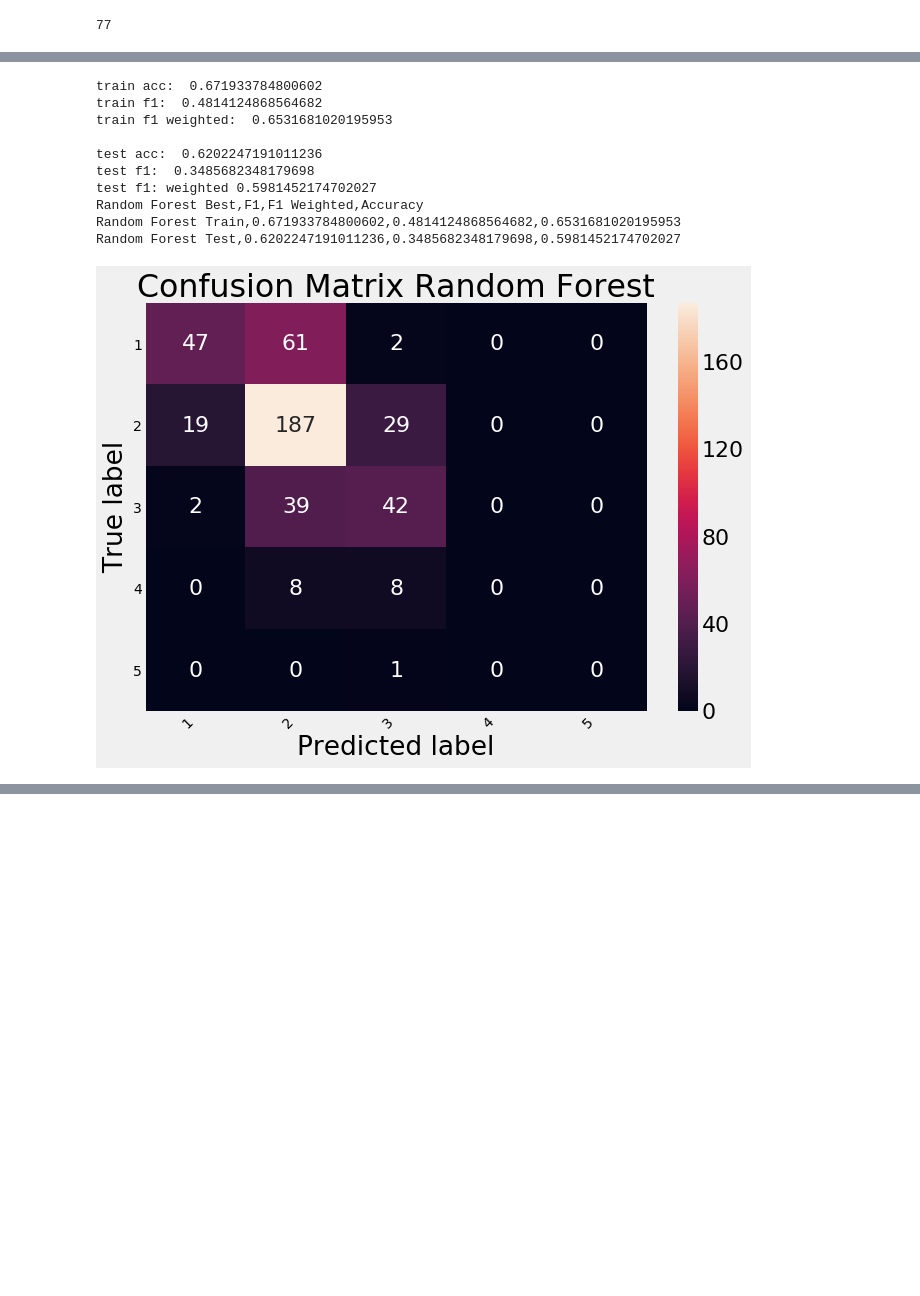
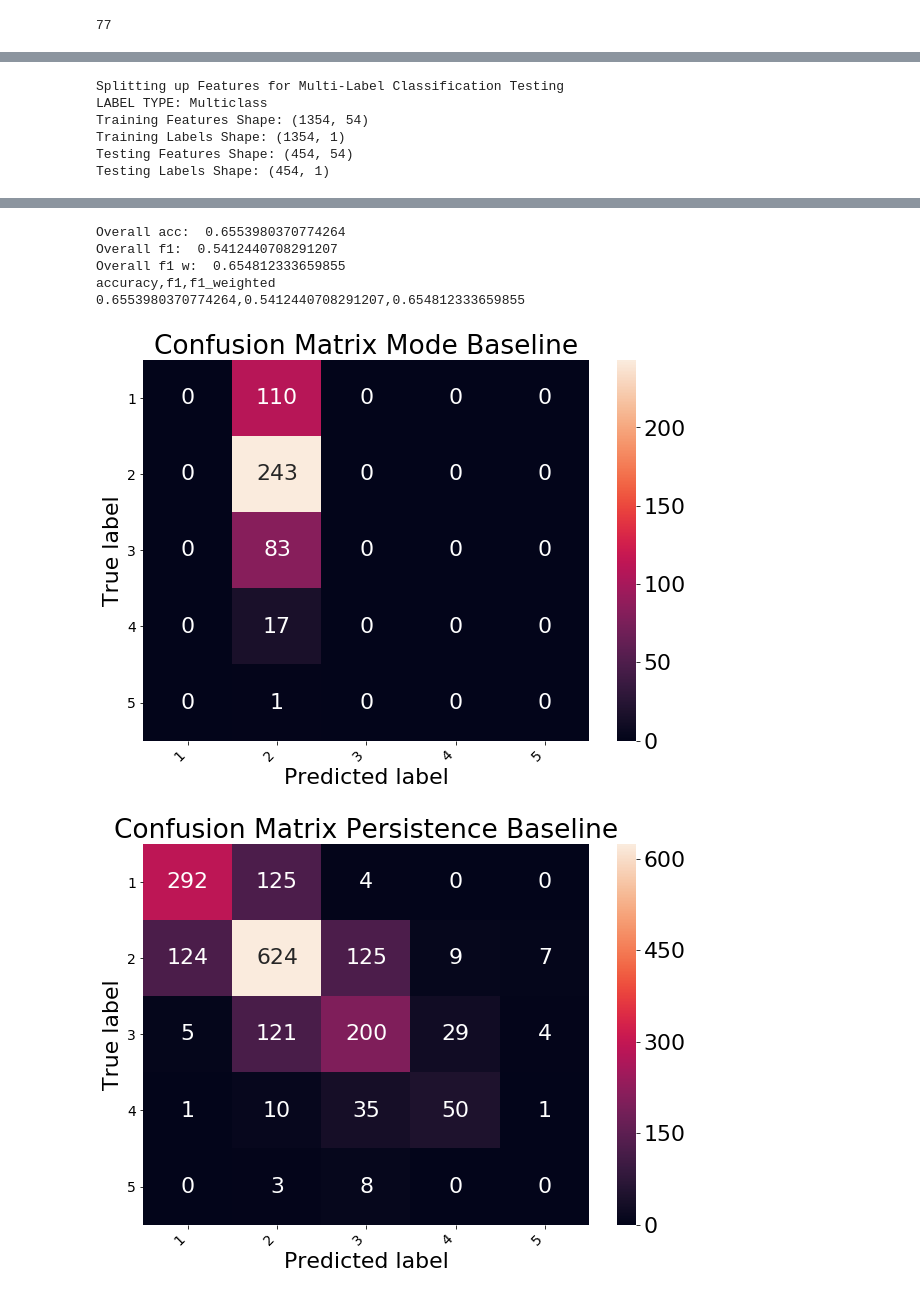
Before and after one commit to amberthomas/famine-intensity-prediction, a Jupyter notebook: modis_data/Model_Walk_Through.ipynb, the cells around one changed output, grey strips where cells are left out. Drawn from its saved outputs; the diff is of its cells as text; code cells hidden in the pictures; blank space fills up the shorter version.

```diff
--- a/modis_data/Model_Walk_Through.ipynb
+++ b/modis_data/Model_Walk_Through.ipynb
@@ -1128,23 +292,0 @@ Best n_estimators for Train: 1200
-# %%
-# Get numerical feature importances
-importances = list(rf.feature_importances_)
-# List of tuples with variable and importance
-feature_importances = [(feature, round(importance, 2)) for feature, importance in zip(feature_list, importances)]
-# Sort the feature importances by most important first
-feature_importances = sorted(feature_importances, key = lambda x: x[1], reverse = True)
-# Print out the feature and importances
-[print('Variable: {:20} Importance: {}'.format(*pair)) for pair in feature_importances];
-
-
-# Set the style
-plt.style.use('fivethirtyeight')
-# list of x locations for plotting
-plt.figure(figsize=(20,10))
-plt.rcParams.update({'font.size': 22})
-x_values = list(range(len(importances)))
-# Make a bar chart
-plt.bar(x_values, importances, orientation = 'vertical')
-# Tick labels for x axis
-plt.xticks(x_values, feature_list, rotation='vertical')
-# Axis labels and title
-plt.ylabel('Importance'); plt.xlabel('Variable'); plt.title('Variable Importances');
@@ -1786,15 +293,23 @@ Logistic Regression Weight Test,0.5842696629213483,0.37407706223826903,0.5957981
-# %%
-rf = RandomForestClassifier(**paramsrf)
-classifier_train_test(rf, (1,6), title = 'Random Forest')
-# %% [output]
-train acc:  0.671933784800602
-train f1:  0.4814124868564682
-train f1 weighted:  0.6531681020195953
-
-test acc:  0.6202247191011236
-test f1:  0.3485682348179698
-test f1: weighted 0.5981452174702027
-Random Forest Best,F1,F1 Weighted,Accuracy
-Random Forest Train,0.671933784800602,0.4814124868564682,0.6531681020195953
-Random Forest Test,0.6202247191011236,0.3485682348179698,0.5981452174702027
-[figure, removed]
+# %%
+#Split data SUPER MODEL MULTICLASS
+#This only computes the super model, no longer splits up based on country basis
+print('Splitting up Features for Multi-Label Classification Testing')
+train_features, train_labels, test_features, test_labels, feature_list = build_super_model_test_train_array('MULT')
+print('Training Features Shape:', train_features.shape)
+print('Training Labels Shape:', train_labels.shape)
+print('Testing Features Shape:', test_features.shape)
+print('Testing Labels Shape:', test_labels.shape)
+# %% [output]
+Splitting up Features for Multi-Label Classification Testing
+LABEL TYPE: Multiclass
+Training Features Shape: (1354, 54)
+Training Labels Shape: (1354, 1)
+Testing Features Shape: (454, 54)
+Testing Labels Shape: (454, 1)
+# %%
+#Multi-label Baselines
+print('Mode Baseline')
+Mode_Baseline(train_labels, test_labels, (1, 6))
+print('Persistence Baseline:\n')
+all_country_persistance_wrapper(afg_bframe, somalia_bframe, mali_bframe, niger_bframe, southsudan_bframe, (1, 6))
+# %% [output]
@@ -1800,0 +335,7 @@ Random Forest Test,0.6202247191011236,0.3485682348179698,0.5981452174702027
+Overall acc:  0.6553980370774264
+Overall f1:  0.5412440708291207
+Overall f1 w:  0.654812333659855
+accuracy,f1,f1_weighted
+0.6553980370774264,0.5412440708291207,0.654812333659855
+[figure, added]
+[figure, added]
```
Also changed, not shown: parts of 51 cells of this notebook, 20 other files.
